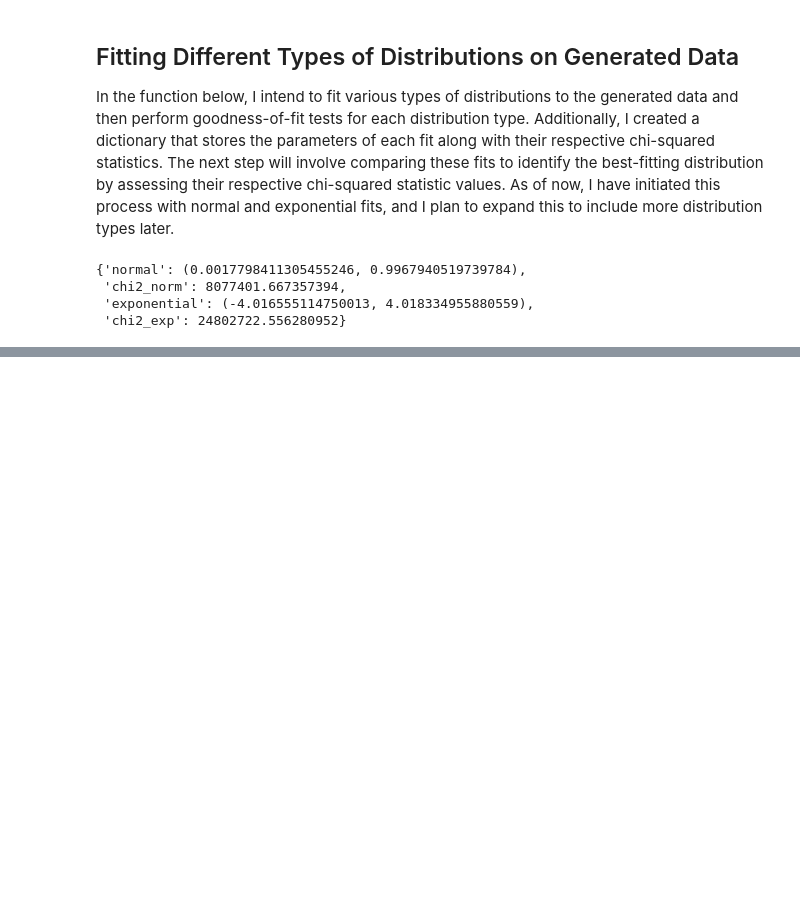
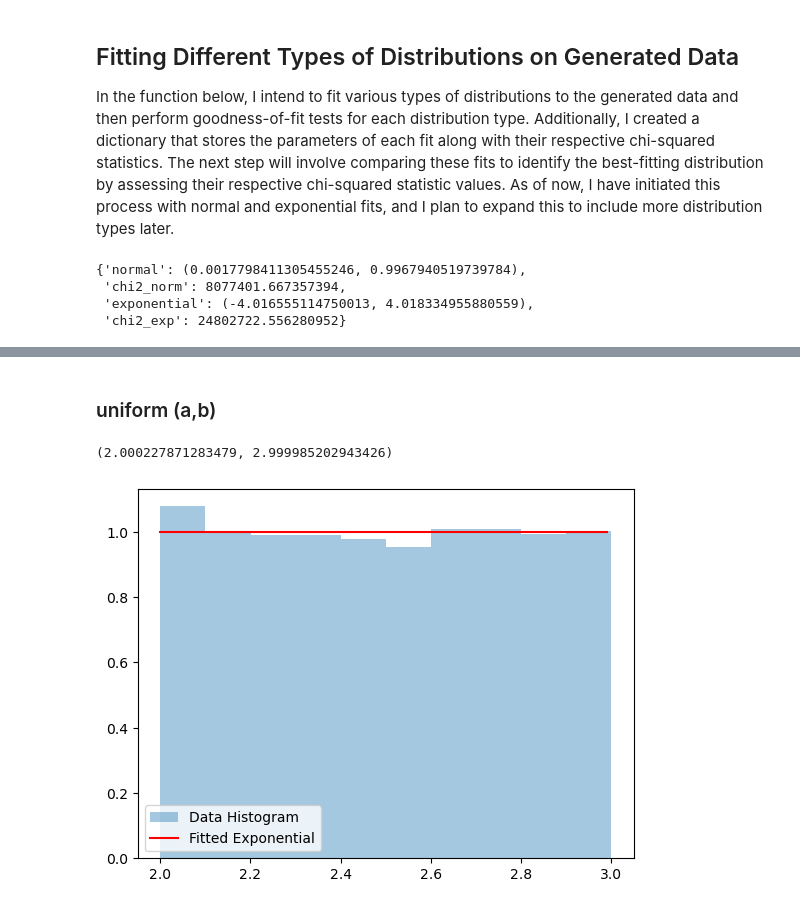
Before and after one commit to Mahshid-git/ISYE_6644_Distribution_Fitting, a Jupyter notebook: 01 Code/project_v2.ipynb, the cells around one changed output, grey strips where cells are left out. Drawn from its saved outputs; the diff is of its cells as text; code cells hidden in the pictures; blank space fills up the shorter version.

Commit message:
Update project_v2.ipynb
Added uniform data generation and distribution fitting

```diff
--- a/01 Code/project_v2.ipynb
+++ b/01 Code/project_v2.ipynb
@@ -63,6 +63,10 @@ def data_generation(dist_type, par, row_count):
         a= par
         data=np.random.weibull(a, row_count)
 
+    elif dist_type == 'uniform':
+        a,b = par
+        data = np.random.uniform(a, b, row_count)
+
     else:
         raise ValueError("Change distribution type or modify parameters")
 
@@ -196,0 +201,37 @@ exponential_plot(data=data_exp, params=exponential_fit(data_exp))
+# %% [markdown]
+### uniform (a,b)
+# %%
+def uniform_fit(data):
+        '''
+        fits data to uniform(a,b) distribution
+
+        Args:
+            data (pandas dataframe): data to be fitted to the specified distribution
+
+        Returns:
+            a: lower bound, parameter of uniform distribution
+            b: upper bound, parameter of uniform distribution
+        '''
+        if isinstance(data, pd.DataFrame):
+                pass
+        else:
+                data = pd.Series(data)
+        a = data.min()
+        b = data.max()
+        return (a,b)
+
+def uniform_plot(data, params):
+        x = np.arange(params[0], params[1],.01)
+        y = (1/(params[1]-params[0]))*np.ones(x.shape)
+        plt.hist(data, alpha=.4, density = True, label="Data Histogram")
+        plt.plot(x, y, color ='r', label="Fitted Exponential")
+        plt.legend()
+        plt.show()
+        pass
+# %%
+data_uni=data_generation('uniform', [2,3], row_count)
+print(uniform_fit(data_uni))
+uniform_plot(data=data_uni, params=uniform_fit(data_uni))
+# %% [output]
+(2.000227871283479, 2.999985202943426)
+[figure, added]
```
Also changed, not shown: parts of 10 cells of this notebook.
